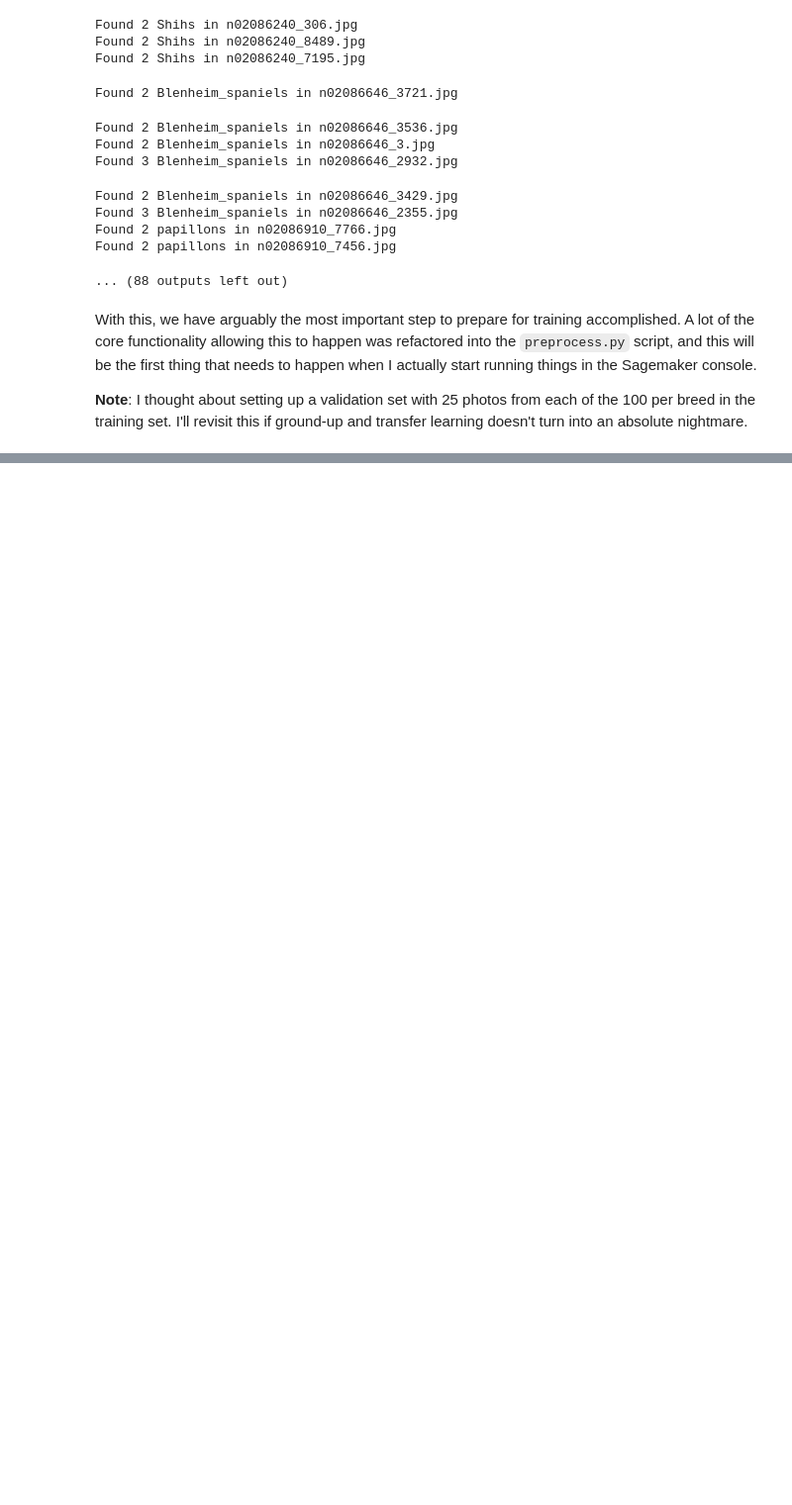
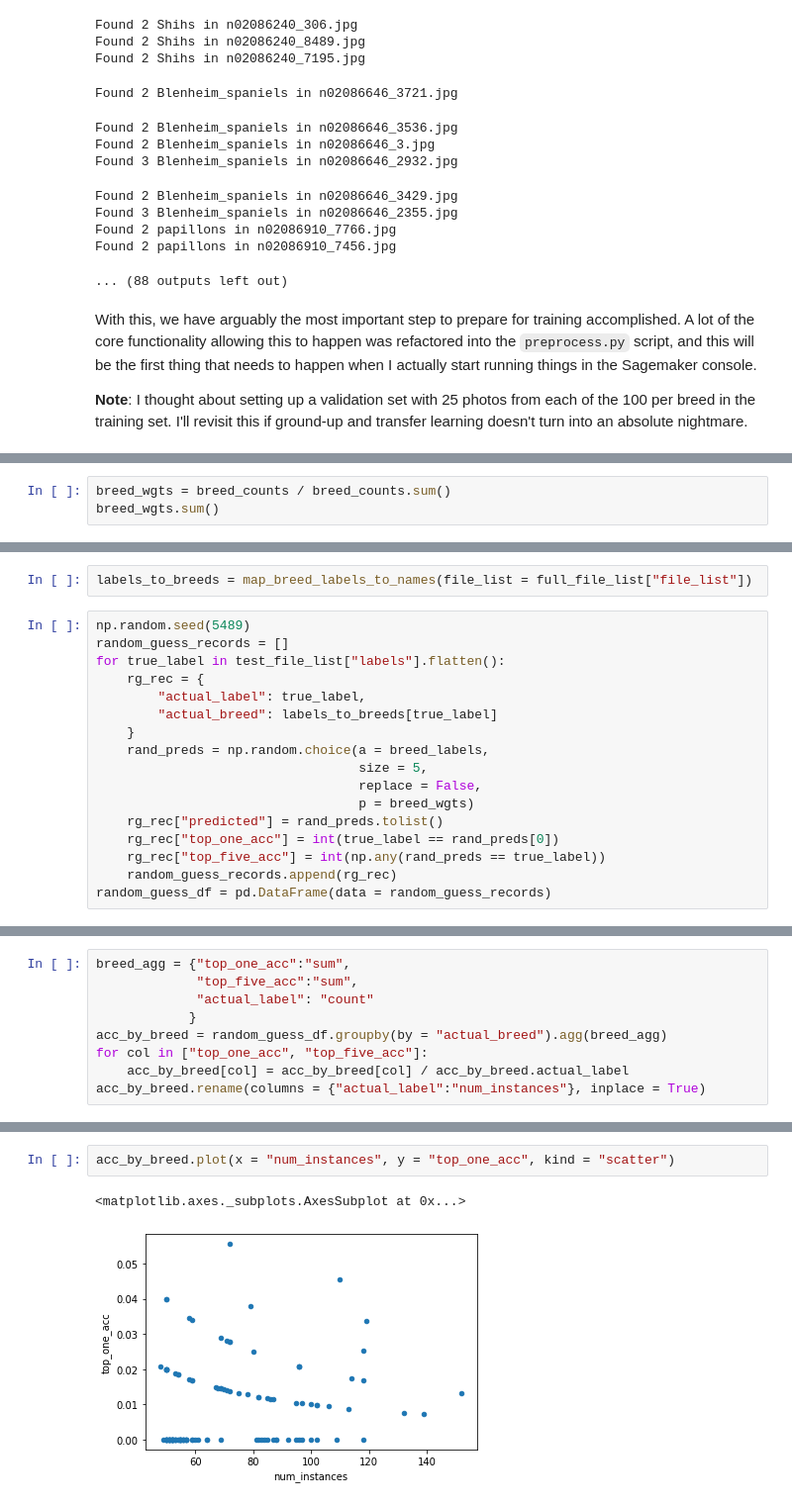
Before and after one commit to ZombieSocrates/ml-udacity-capstone, a Jupyter notebook: 1-Data_Exploration_Preprocessing.ipynb, the cells around one changed output, grey strips where cells are left out. Shown at 99% size. Saved outputs shown, nothing was run; the diff lists cells and outputs as text; blank space fills up the shorter version.

Commit message:
Got results from Probabilistic Random Guess classifier

```diff
--- a/1-Data_Exploration_Preprocessing.ipynb
+++ b/1-Data_Exploration_Preprocessing.ipynb
@@ -769,0 +779,3 @@ With this, we have arguably the most important step to prepare for training acco
+# %%
+breed_wgts = breed_counts / breed_counts.sum()
+breed_wgts.sum()
@@ -769,0 +810,19 @@ With this, we have arguably the most important step to prepare for training acco
+# %%
+labels_to_breeds = map_breed_labels_to_names(file_list = full_file_list["file_list"])
+# %%
+np.random.seed(5489)
+random_guess_records = []
+for true_label in test_file_list["labels"].flatten():
+    rg_rec = {
+        "actual_label": true_label,
+        "actual_breed": labels_to_breeds[true_label]
+    }
+    rand_preds = np.random.choice(a = breed_labels,
+                                  size = 5,
+                                  replace = False,
+                                  p = breed_wgts)
+    rg_rec["predicted"] = rand_preds.tolist()
+    rg_rec["top_one_acc"] = int(true_label == rand_preds[0])
+    rg_rec["top_five_acc"] = int(np.any(rand_preds == true_label))
+    random_guess_records.append(rg_rec)
+random_guess_df = pd.DataFrame(data = random_guess_records)
@@ -769,0 +845,9 @@ With this, we have arguably the most important step to prepare for training acco
+# %%
+breed_agg = {"top_one_acc":"sum",
+             "top_five_acc":"sum",
+             "actual_label": "count"
+            }
+acc_by_breed = random_guess_df.groupby(by = "actual_breed").agg(breed_agg)
+for col in ["top_one_acc", "top_five_acc"]:
+    acc_by_breed[col] = acc_by_breed[col] / acc_by_breed.actual_label
+acc_by_breed.rename(columns = {"actual_label":"num_instances"}, inplace = True)
@@ -769,0 +893,5 @@ With this, we have arguably the most important step to prepare for training acco
+# %%
+acc_by_breed.plot(x = "num_instances", y = "top_one_acc", kind = "scatter")
+# %% [output]
+<matplotlib.axes._subplots.AxesSubplot at 0x...>
+[figure, added]
```
Also changed, not shown: parts of 24 cells of this notebook.
